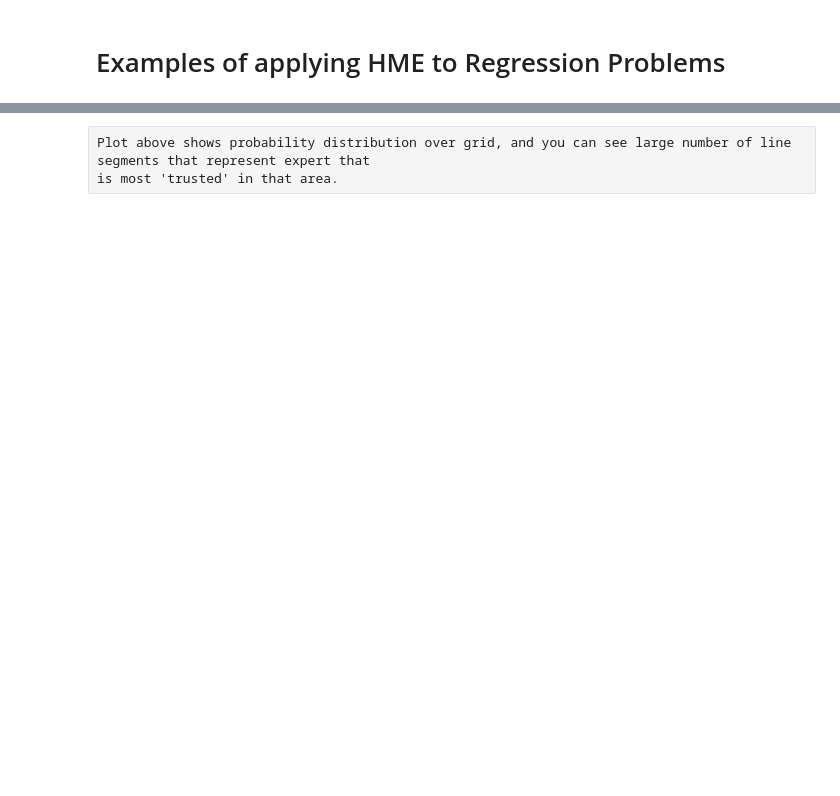
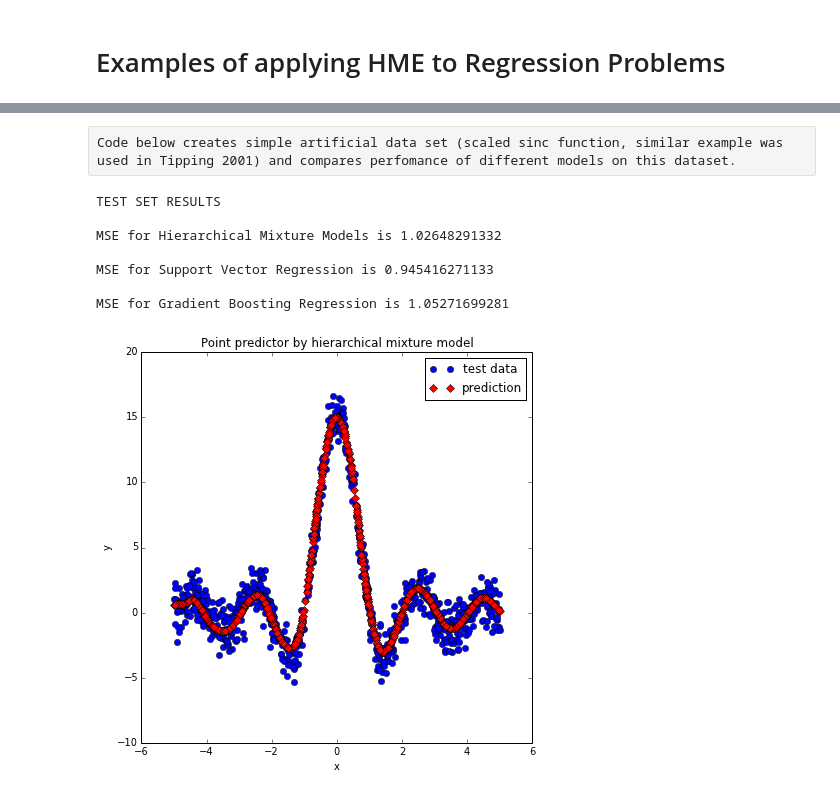
Before and after one commit to AmazaspShumik/Mixture-Models, a Jupyter notebook: Hierarchical Mixture of Experts/hme_standard_regression_examples.ipynb, the cells around one changed output, grey strips where cells are left out. Saved outputs shown, nothing was run; the diff lists cells and outputs as text; code cells hidden in the pictures; blank space fills up the shorter version.

Commit message:
new examples

```diff
--- a/Hierarchical Mixture of Experts/hme_standard_regression_examples.ipynb
+++ b/Hierarchical Mixture of Experts/hme_standard_regression_examples.ipynb
@@ -75,3 +5,69 @@ since it is much faster than softmax (since softmax uses IRLS (basically Newton-
-# %% [raw]
-Plot above shows probability distribution over grid, and you can see large number of line segments that represent expert that
-is most 'trusted' in that area.
+# %% [raw]
+Code below creates simple artificial data set (scaled sinc function, similar example was used in Tipping 2001) and compares perfomance of different models on this dataset.
+# %%
+    import numpy as np
+    import matplotlib.pyplot as plt
+    import general_hme as hm
+    from sklearn.cross_validation import train_test_split
+    from sklearn.metrics import mean_squared_error
+    from sklearn.svm import SVR
+    from sklearn.ensemble import GradientBoostingRegressor
+    from sklearn.grid_search import GridSearchCV
+    %matplotlib inline
+
+    np.random.seed(0)
+    # Simulate scaled sinc data
+    X            =  np.zeros([2000,1])
+    X[:,0]       = np.linspace(-5, 5, 2000)
+    Y            = 15*np.sinc(X[:,0]) + np.random.normal(0,1,2000)
+    X_train,X_test,Y_train,Y_test = train_test_split(X,Y, test_size = 0.4, random_state = 0)
+
+    # fit hme model
+    hme          = hm.HME(Y_train, X_train,Y_test,X_test,"gaussian",bias = True,
+                                                                    gate_type = "wgda",
+                                                                    verbose = False,
+                                                                    levels = 9,
+                                                                    branching  = 2)
+    hme.fit()
+
+    # fit SVR
+    svr          = GridSearchCV( SVR(kernel = 'rbf'), param_grid = {"gamma": np.logspace(-2,2,5),
+                                                      "C":[0.01,1,10,100,1000]},
+                                                      cv=5)
+    svr.fit(X_train,Y_train)
+
+    # fit Gradient Boosting Regression
+    gb           = GradientBoostingRegressor()
+    gbr          = GridSearchCV(gb , param_grid = {"learning_rate":[0.1,1,5,10,100],
+                                      "max_depth":[3,5,7]},
+                                      cv = 5)
+    gbr.fit(X_train,Y_train)
+
+    # predict with different models
+    gbr_predict  = gbr.predict(X_test)
+    svr_predict  = svr.predict(X_test)
+    hme_predict  = hme.predict(X_test)
+
+    print "TEST SET RESULTS \n"
+    print "MSE for Hierarchical Mixture Models is {0} \n".format(mean_squared_error(hme_predict,Y_test))
+    print "MSE for Support Vector Regression is {0} \n".format(mean_squared_error(svr_predict,Y_test))
+    print "MSE for Gradient Boosting Regression is {0} \n".format(mean_squared_error(gbr_predict,Y_test))
+
+    # plot point predictor
+    plt.figure(figsize = (7,7))
+    plt.plot(X_test[:,0],Y_test,"bo", label = "test data")
+    plt.plot(X_test[:,0],hme_predict,"rD", label = "prediction")
+    plt.title("Point predictor by hierarchical mixture model")
+    plt.xlabel("x")
+    plt.ylabel("y")
+    plt.legend(loc = 1)
+    plt.show()
+# %% [output]
+TEST SET RESULTS
+
+MSE for Hierarchical Mixture Models is 1.02648291332
+
+MSE for Support Vector Regression is 0.945416271133
+
+MSE for Gradient Boosting Regression is 1.05271699281
+[figure, added]
```
Also changed, not shown: parts of 24 cells of this notebook.
